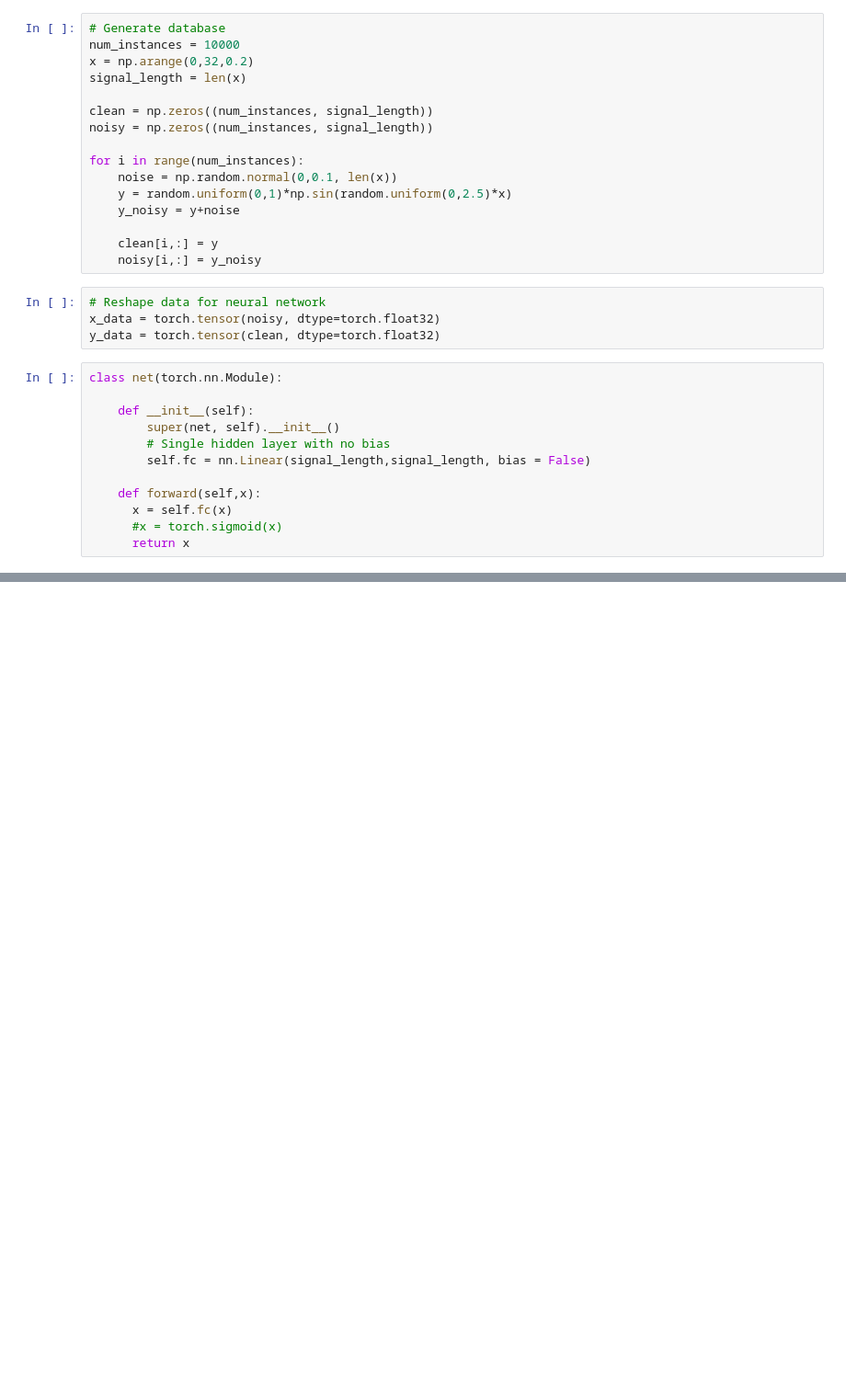
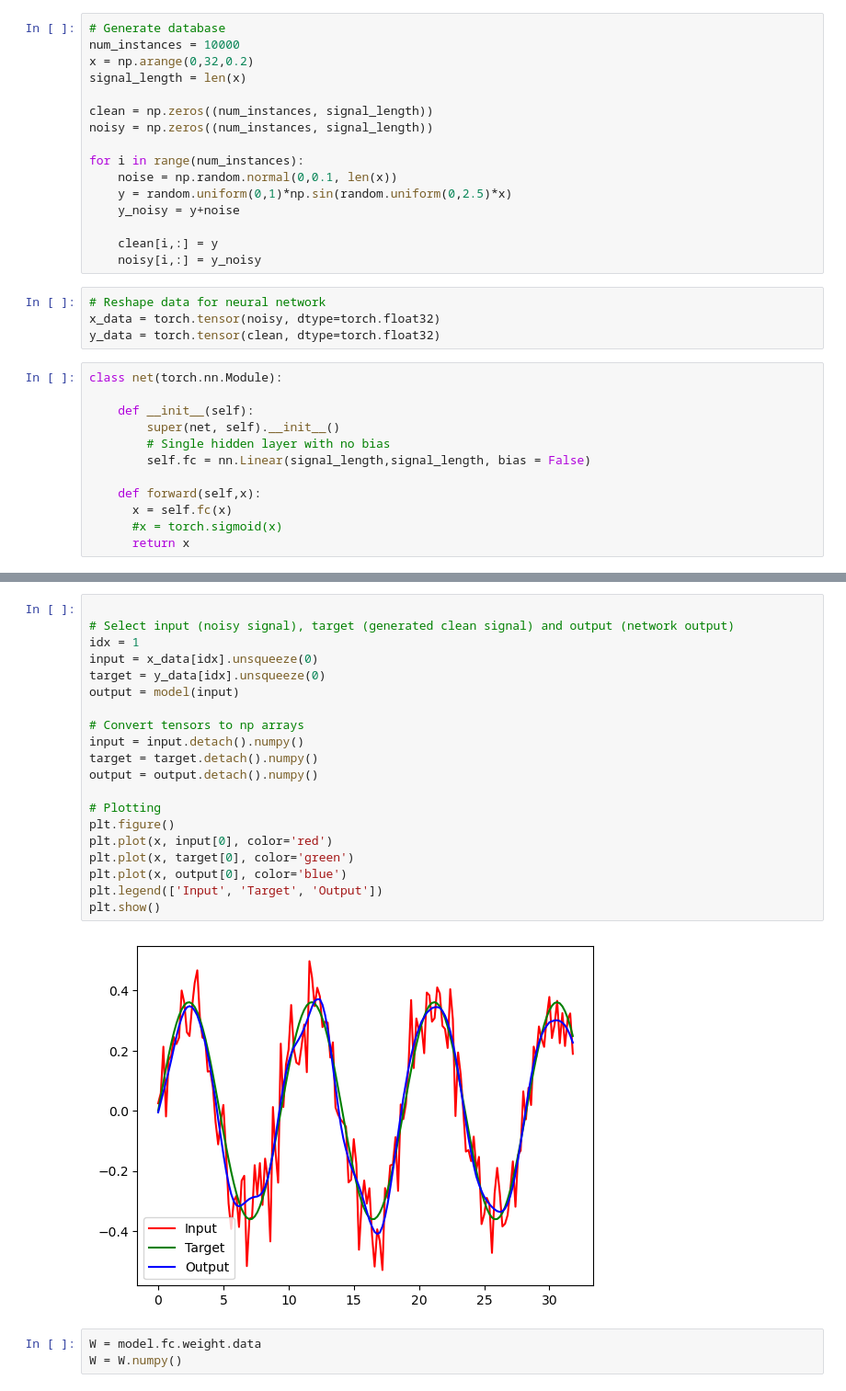
Before and after one commit to TajwarC/NN-Interpretation, a Jupyter notebook: examples/example.ipynb, the cells around one changed output, grey strips where cells are left out. Shown at 92% size. Saved outputs shown, nothing was run; the diff lists cells and outputs as text; blank space fills up the shorter version.

```diff
--- a/examples/example.ipynb
+++ b/examples/example.ipynb
@@ -81,0 +109,25 @@ for epoch in range(num_epochs):
+# %%
+
+# Select input (noisy signal), target (generated clean signal) and output (network output)
+idx = 1
+input = x_data[idx].unsqueeze(0)
+target = y_data[idx].unsqueeze(0)
+output = model(input)
+
+# Convert tensors to np arrays
+input = input.detach().numpy()
+target = target.detach().numpy()
+output = output.detach().numpy()
+
+# Plotting
+plt.figure()
+plt.plot(x, input[0], color='red')
+plt.plot(x, target[0], color='green')
+plt.plot(x, output[0], color='blue')
+plt.legend(['Input', 'Target', 'Output'])
+plt.show()
+# %% [output]
+[figure, added]
+# %%
+W = model.fc.weight.data
+W = W.numpy()
```
Also changed, not shown: parts of 5 cells of this notebook, 3 other files.
